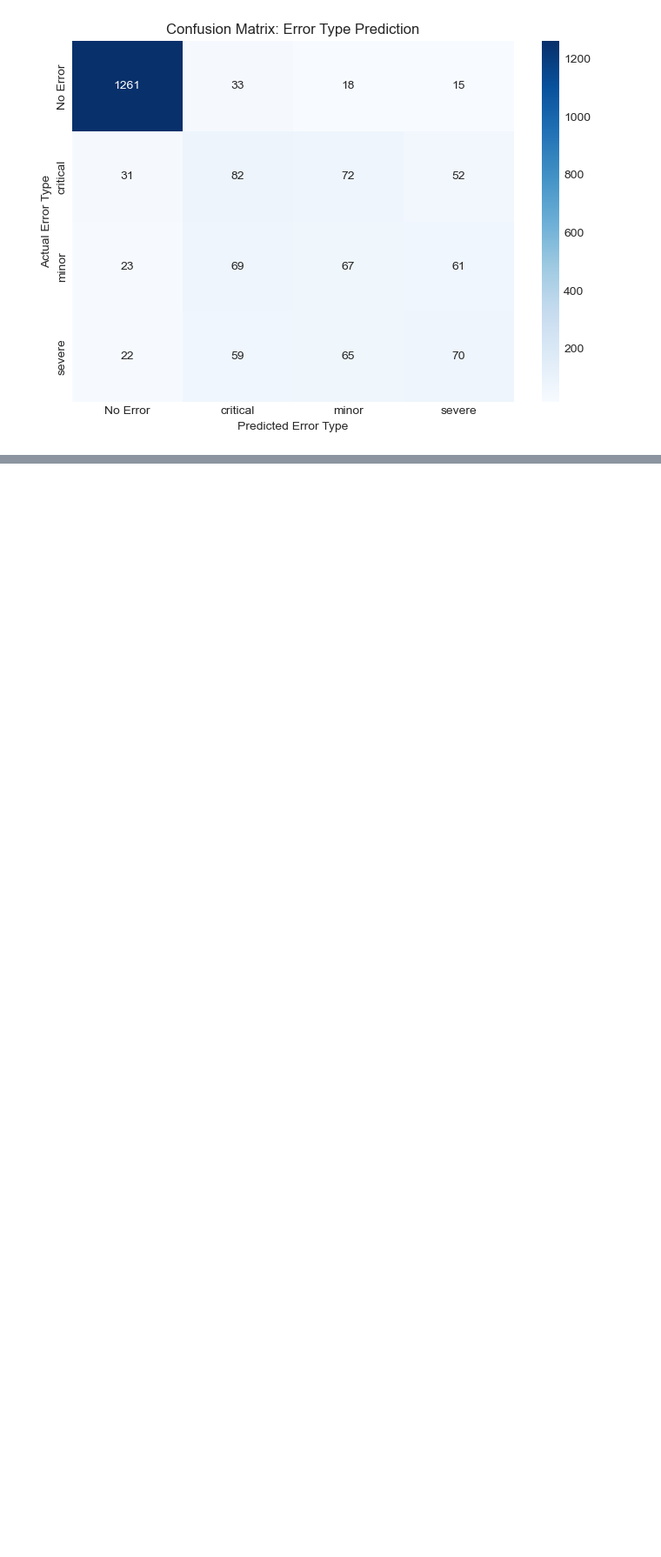
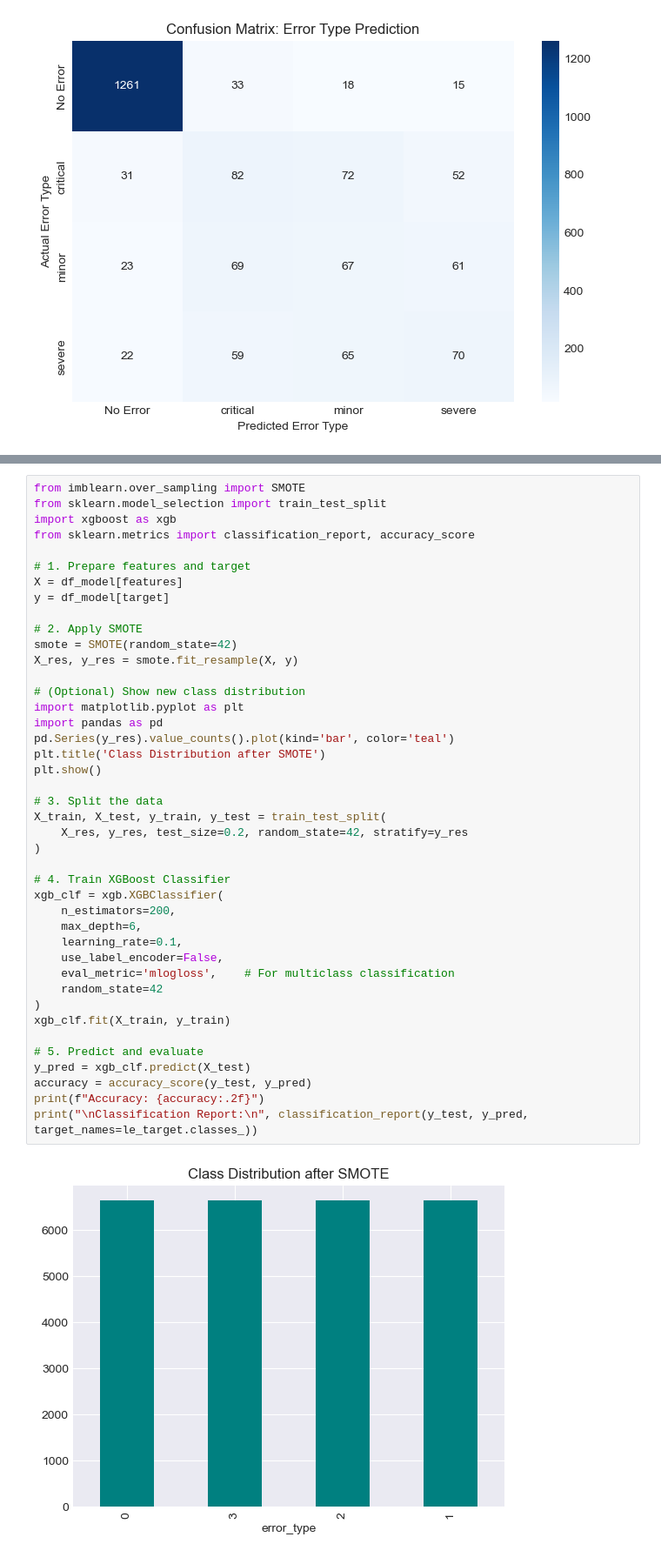
Before and after one commit to Parth-0804/ML_Presentation_Workspace, a Jupyter notebook: ML - SmartBuild Dataset/EDA_Machine_Production.ipynb, the cells around one changed output, grey strips where cells are left out. Shown at 87% size. Drawn from its saved outputs; the diff is of its cells as text; blank space fills up the shorter version.

```diff
--- a/ML - SmartBuild Dataset/EDA_Machine_Production.ipynb
+++ b/ML - SmartBuild Dataset/EDA_Machine_Production.ipynb
@@ -310,0 +450,44 @@ plt.show()
+# %%
+from imblearn.over_sampling import SMOTE
+from sklearn.model_selection import train_test_split
+import xgboost as xgb
+from sklearn.metrics import classification_report, accuracy_score
+
+# 1. Prepare features and target
+X = df_model[features]
+y = df_model[target]
+
+# 2. Apply SMOTE
+smote = SMOTE(random_state=42)
+X_res, y_res = smote.fit_resample(X, y)
+
+# (Optional) Show new class distribution
+import matplotlib.pyplot as plt
+import pandas as pd
+pd.Series(y_res).value_counts().plot(kind='bar', color='teal')
+plt.title('Class Distribution after SMOTE')
+plt.show()
+
+# 3. Split the data
+X_train, X_test, y_train, y_test = train_test_split(
+    X_res, y_res, test_size=0.2, random_state=42, stratify=y_res
+)
+
+# 4. Train XGBoost Classifier
+xgb_clf = xgb.XGBClassifier(
+    n_estimators=200,
+    max_depth=6,
+    learning_rate=0.1,
+    use_label_encoder=False,
+    eval_metric='mlogloss',    # For multiclass classification
+    random_state=42
+)
+xgb_clf.fit(X_train, y_train)
+
+# 5. Predict and evaluate
+y_pred = xgb_clf.predict(X_test)
+accuracy = accuracy_score(y_test, y_pred)
+print(f"Accuracy: {accuracy:.2f}")
+print("\nClassification Report:\n", classification_report(y_test, y_pred, target_names=le_target.classes_))
+# %% [output]
+[figure, added]
```
Also changed, not shown: parts of 10 cells of this notebook.
